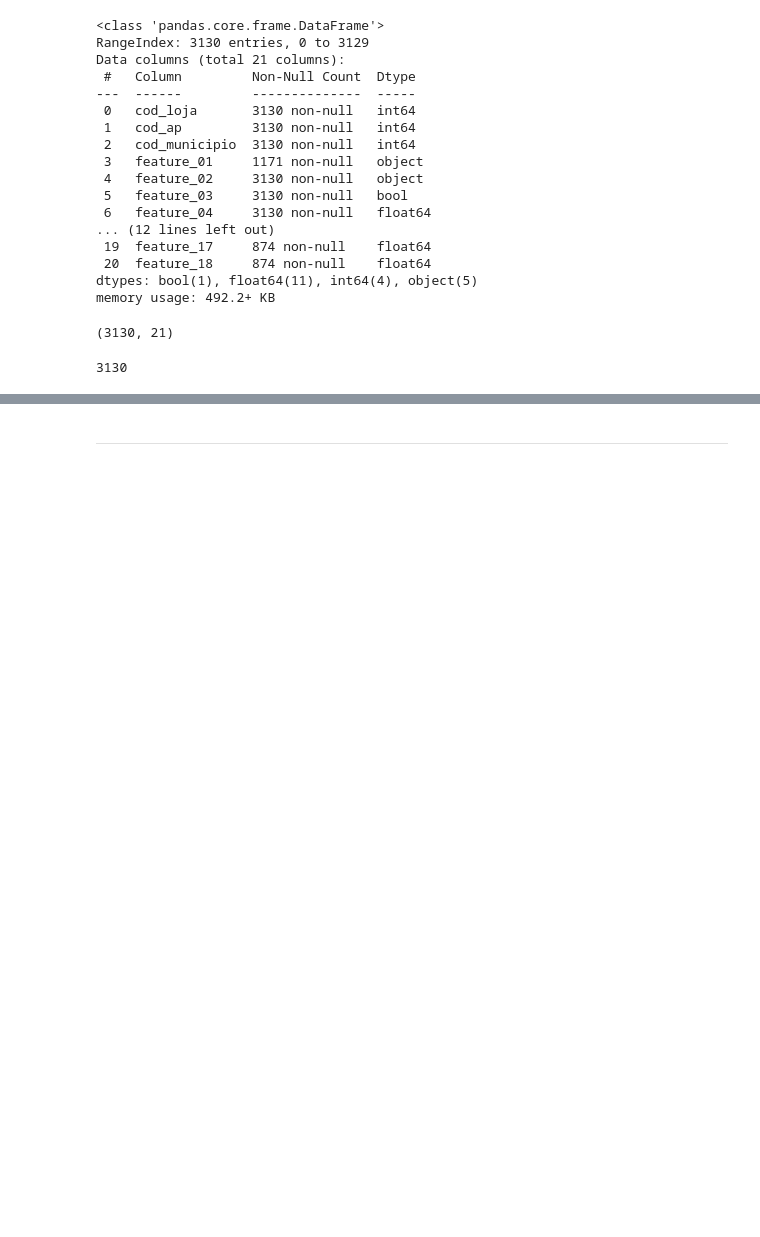
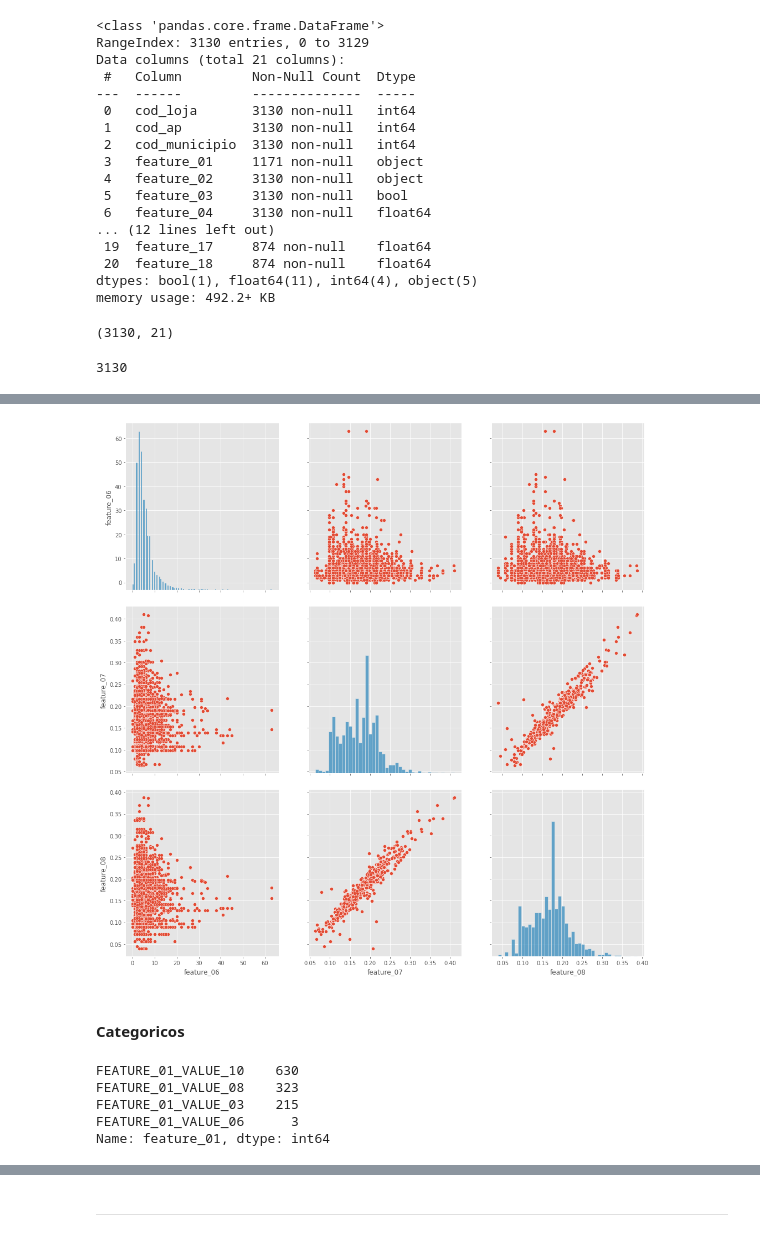
Before and after one commit to BeeData-USP/usp-vs-ufmg, a Jupyter notebook: tutss/exploration.ipynb, the cells around one changed output, grey strips where cells are left out. Drawn from its saved outputs; the diff is of its cells as text; code cells hidden in the pictures; blank space fills up the shorter version.

```diff
--- a/tutss/exploration.ipynb
+++ b/tutss/exploration.ipynb
@@ -444,0 +504,18 @@ ljs_atual.cod_loja.nunique()
+# %%
+# plt.figure(figsize=(20,20))
+g = sns.PairGrid(ljs_atual[['feature_06', 'feature_07', 'feature_08']])
+g.fig.set_size_inches(15,15)
+g.map_diag(sns.histplot)
+g.map_offdiag(sns.scatterplot);
+# %% [output]
+[figure, added]
+# %% [markdown]
+#### Categoricos
+# %%
+ljs_atual.feature_01.value_counts()
+# %% [output]
+FEATURE_01_VALUE_10    630
+FEATURE_01_VALUE_08    323
+FEATURE_01_VALUE_03    215
+FEATURE_01_VALUE_06      3
+Name: feature_01, dtype: int64
```
Also changed, not shown: parts of 39 cells of this notebook.
